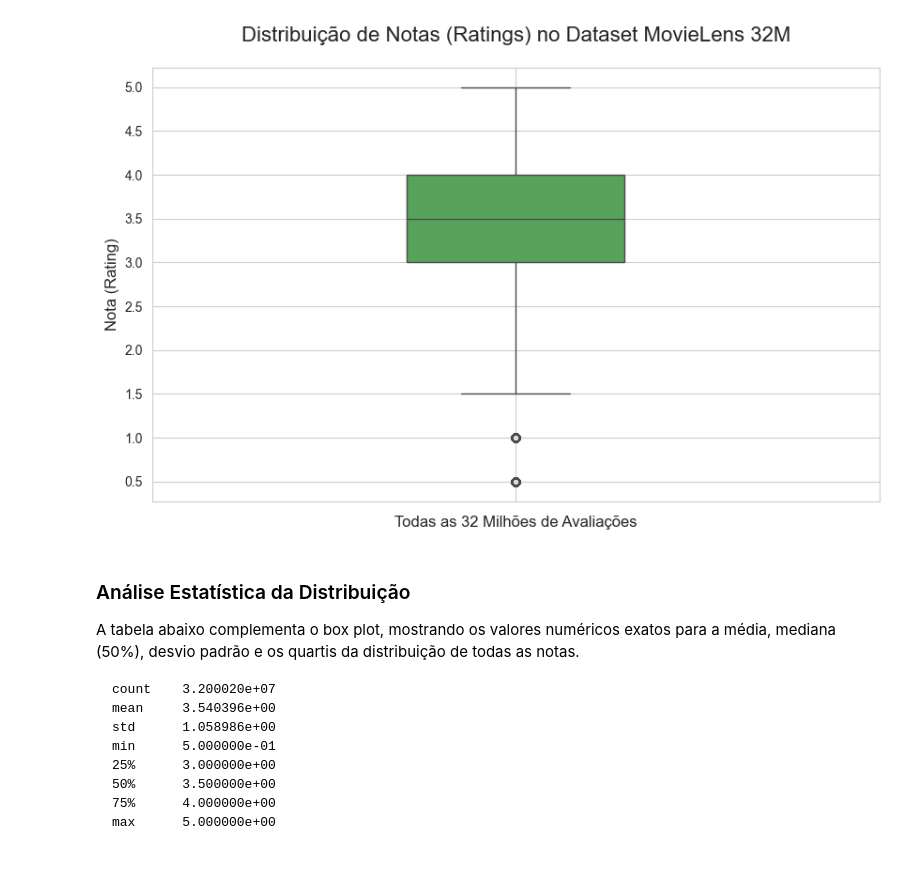
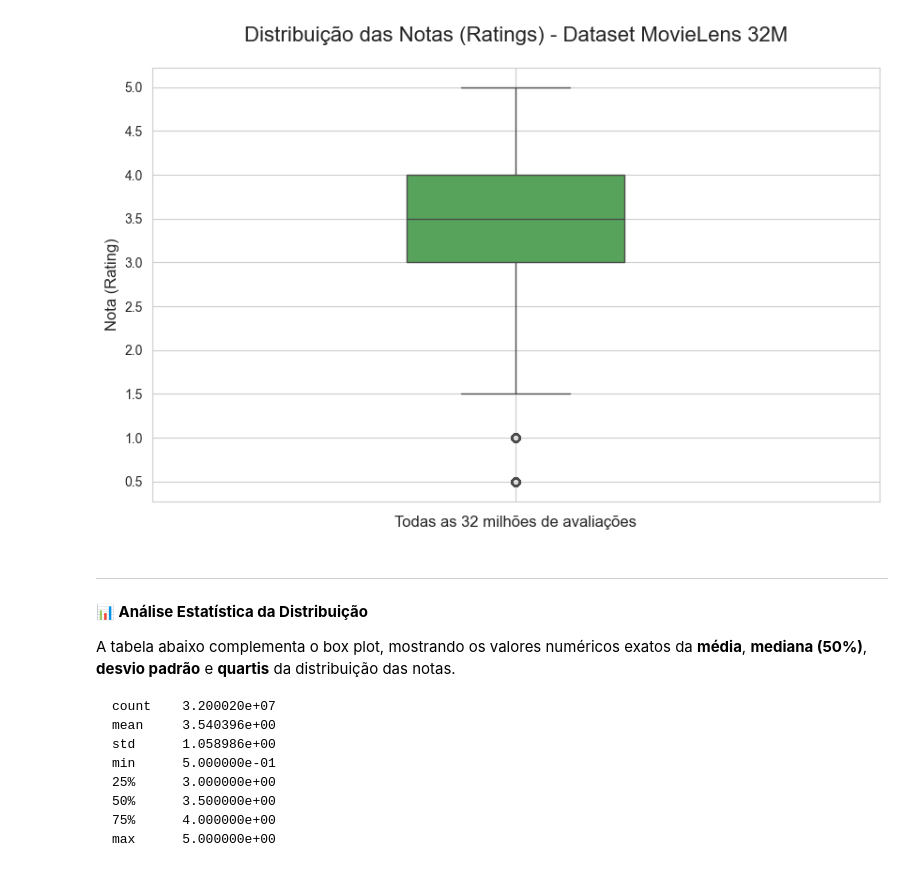
Before and after one commit to JulianoMata/recomendador-educacional, a Jupyter notebook: notebook/analise_dados.ipynb, the cells around one changed output. Drawn from its saved outputs; the diff is of its cells as text; code cells hidden in the pictures.

````diff
--- a/notebook/analise_dados.ipynb
+++ b/notebook/analise_dados.ipynb
@@ -199,48 +254,48 @@ Esta análise nos permite observar se há um "viés de positividade" — uma ten
 
 ---
 # %%
-# --- CÉLULA 04: ANÁLISE VISUAL: BOX PLOT DA DISTRIBUIÇÃO DE NOTAS (RATING) ---
+# --- CÉLULA 04: ANÁLISE VISUAL - DISTRIBUIÇÃO DAS NOTAS (RATINGS) ---
 
-# Garante que o style do Seaborn está ativo para melhor estética
+# 1. CONFIGURAÇÃO DO ESTILO VISUAL
 sns.set_style("whitegrid")
 
-plt.figure(figsize=(10, 6)) # Aumentei um pouco a largura para melhor visualização
+plt.figure(figsize=(10, 6))  # Largura ampliada para melhor visualização
 
-# Gera o Box Plot para a coluna 'rating' (Notas)
+# 2. CRIAÇÃO DO BOX PLOT
 sns.boxplot(y=ratings_df['rating'], color='#4CAF50', width=0.3)
 
-# Títulos e Labels
-plt.title('Distribuição de Notas (Ratings) no Dataset MovieLens 32M', fontsize=16, pad=20)
+# 3. TÍTULOS E RÓTULOS
+plt.title('Distribuição das Notas (Ratings) - Dataset MovieLens 32M', fontsize=16, pad=20)
 plt.ylabel('Nota (Rating)', fontsize=12)
-plt.xlabel('Todas as 32 Milhões de Avaliações', fontsize=12)
-plt.yticks(np.arange(0.5, 5.5, 0.5)) # Melhora a escala do eixo Y
-plt.grid(axis='x') # Remove as linhas de grade horizontais desnecessárias
+plt.xlabel('Todas as 32 milhões de avaliações', fontsize=12)
+plt.yticks(np.arange(0.5, 5.5, 0.5))
+plt.grid(axis='x')  # Mostra apenas linhas verticais
 
 plt.show()
 
-
-# --- SAÍDA FORMATADA DA ANÁLISE ESTATÍSTICA ---
-
-# Captura as estatísticas descritivas como uma string bem formatada
+# 4. ANÁLISE ESTATÍSTICA COMPLEMENTAR
 stats_string = ratings_df['rating'].describe().to_string()
 
-# Cria o output em formato Markdown
 output_markdown = f"""
-### Análise Estatística da Distribuição
+---
 
-A tabela abaixo complementa o box plot, mostrando os valores numéricos exatos para a média, mediana (50%), desvio padrão e os quartis da distribuição de todas as notas.
+**📊 Análise Estatística da Distribuição**
+
+A tabela abaixo complementa o box plot, mostrando os valores numéricos exatos da **média**, **mediana (50%)**, **desvio padrão** e **quartis** da distribuição das notas.
 
 ```
 {stats_string}
 ```
 """
 display(Markdown(output_markdown))
 # %% [output]
-[figure, old version]
+[figure, new version]
 
-### Análise Estatística da Distribuição
+---
 
-A tabela abaixo complementa o box plot, mostrando os valores numéricos exatos para a média, mediana (50%), desvio padrão e os quartis da distribuição de todas as notas.
+**📊 Análise Estatística da Distribuição**
+
+A tabela abaixo complementa o box plot, mostrando os valores numéricos exatos da **média**, **mediana (50%)**, **desvio padrão** e **quartis** da distribuição das notas.
 
 ```
 count    3.200020e+07
````
Also changed, not shown: parts of 17 cells of this notebook.
